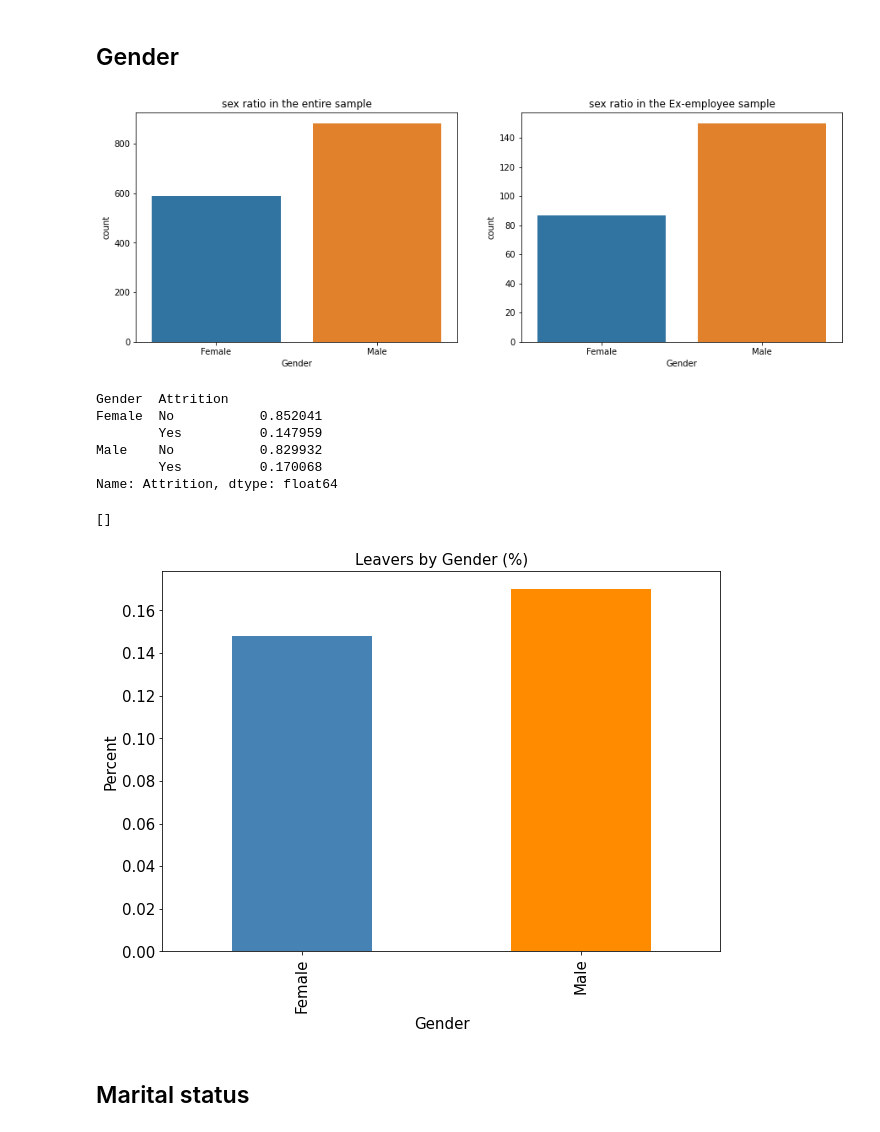
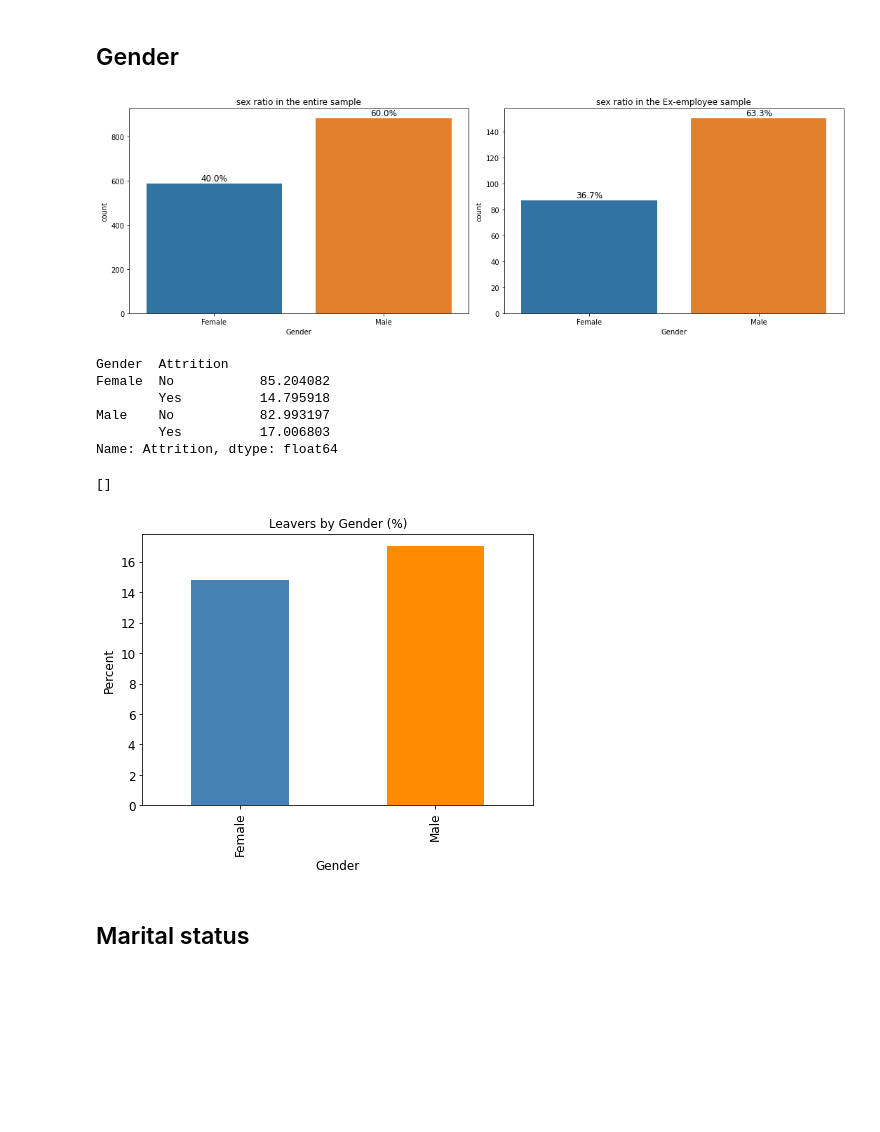
Before and after one commit to slavaminchuk/Employee-Churn, a Jupyter notebook: Отток сотрудников.ipynb, the cells around one changed output. Cells and saved outputs as stored; diff of their text form; code cells hidden in the pictures; blank space fills up the shorter version.

```diff
--- a/Отток сотрудников.ipynb
+++ b/Отток сотрудников.ipynb
@@ -152,41 +223,45 @@ plt.show()
 # %% [markdown]
 ## Gender
 # %%
+# sex ratio
 fig, (ax1, ax2) = plt.subplots(1, 2, figsize=(15, 5))
 
 sns.countplot(ax=ax1, x=df["Gender"])
 ax1.set_title("sex ratio in the entire sample")
+add_percentages(ax1)
 
 sns.countplot(ax=ax2, x=df[df["Attrition"] == "Yes"]["Gender"])
 ax2.set_title("sex ratio in the Ex-employee sample")
+add_percentages(ax2, df[df["Attrition"] == "Yes"])
 plt.show()
 # %% [output]
-[figure, old version]
+[figure, new version]
 # %%
 # percentage of active employees and ex-employees, depending on gender
-df_gb_gender = df.groupby("Gender")["Attrition"].value_counts(normalize=True)
+df_gb_gender = df.groupby("Gender")["Attrition"].value_counts(normalize=True).apply(lambda x: x*100)
 print(df_gb_gender)
 
-# distribution by Gender among Ex-employees
+# Gender distribution among Ex-employees
 exempl_gb_gender = df_gb_gender[[1, 3]]
 exempl_gb_gender.index = ["Female", "Male"]
 
 exempl_gb_gender.plot(
-    kind="bar", color=["steelblue", "darkorange"], figsize=(10, 7), fontsize=15
+    kind="bar", color=["steelblue", "darkorange"], figsize=(7, 5), fontsize=12
 )
-plt.xlabel("Gender", fontsize=15)
-plt.ylabel("Percent", fontsize=15)
-plt.title("Leavers by Gender (%)", fontsize=15)
+plt.xlabel("Gender", fontsize=12)
+plt.ylabel("Percent", fontsize=12)
+plt.title("Leavers by Gender (%)", fontsize=12)
+
 plt.plot()
 # %% [output]
 Gender  Attrition
-Female  No           0.852041
-        Yes          0.147959
-Male    No           0.829932
-        Yes          0.170068
+Female  No           85.204082
+        Yes          14.795918
+Male    No           82.993197
+        Yes          17.006803
 Name: Attrition, dtype: float64
 []
-[figure, old version]
+[figure, new version]
 # %% [markdown]
 ## Marital status
 # %%
```
Also changed, not shown: parts of 98 cells of this notebook.
